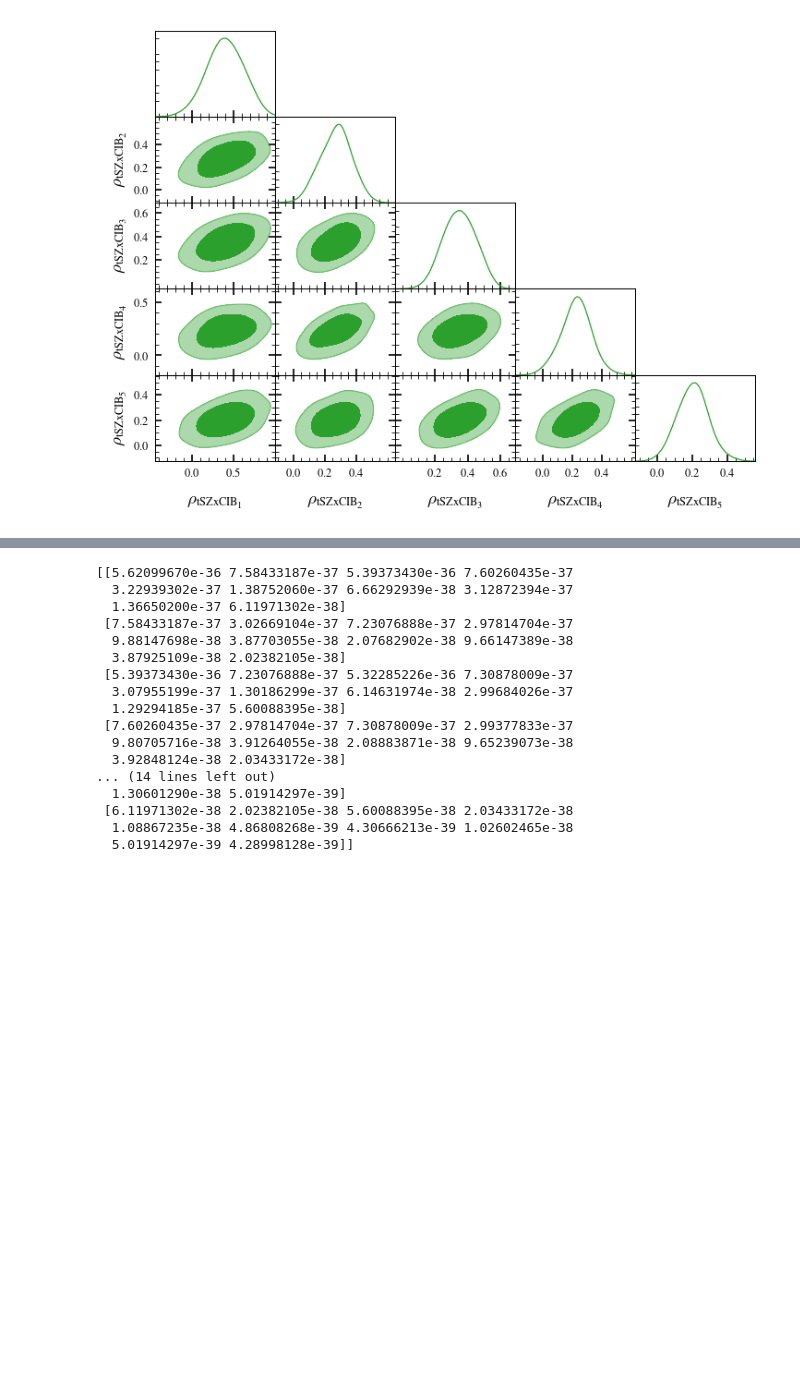
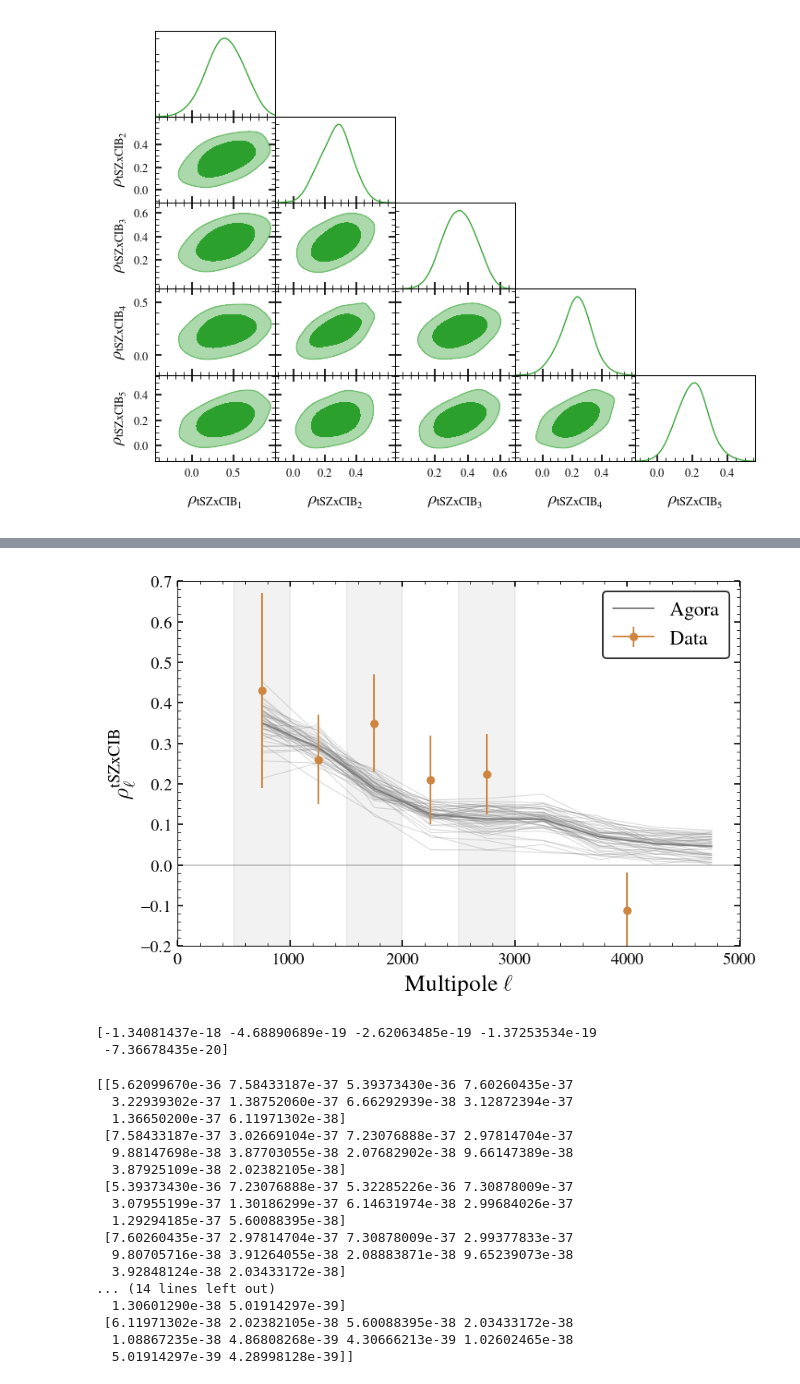
Before and after one commit to sriniraghunathan/tSZ_2pt_SPT_SPIRE, a Jupyter notebook: fit_for_tsz_cib.ipynb, the cells around one changed output, grey strips where cells are left out. Drawn from its saved outputs; the diff is of its cells as text; code cells hidden in the pictures; blank space fills up the shorter version.

```diff
--- a/fit_for_tsz_cib.ipynb
+++ b/fit_for_tsz_cib.ipynb
@@ -719,3 +773,76 @@ show()
+# %%
+def get_agora_rho_tsz_cib(band1 = 150, band2 = 150, total_sims = 50):
+    agora_rho_tsz_cib_arr = []
+    for tmpsimno in range(total_sims):
+        cl_tsz = sim_ps_dic[tmpsimno][(band1, band2)]['tsz']
+        cl_cib = sim_ps_dic[tmpsimno][(band1, band2)]['cib']
+        cl_tsz_cib = sim_ps_dic[tmpsimno][(band1, band2)]['tsz_cib']
+        agora_rho_tsz_cib = abs( cl_tsz_cib / np.sqrt( cl_tsz * cl_cib) )
+        agora_rho_tsz_cib_arr.append( agora_rho_tsz_cib )
+
+    agora_rho_tsz_cib_arr = np.asarray( agora_rho_tsz_cib_arr )
+    return agora_rho_tsz_cib_arr
+
+clf()
+agora_color = 'gray'
+fsval = 14
+agora_rho_tsz_cib_arr = get_agora_rho_tsz_cib(band1 = 90, band2 = 90)
+agora_rho_tsz_cib_mean = np.mean(agora_rho_tsz_cib_arr, axis = 0)
+# print(agora_rho_tsz_cib_mean)
+# agora_rho_tsz_cib_arr = get_agora_rho_tsz_cib()
+# agora_rho_tsz_cib_mean = np.mean(agora_rho_tsz_cib_arr, axis = 0)
+# print(agora_rho_tsz_cib_mean)
+# sys.exit()
+for agora_rho_tsz_cib in agora_rho_tsz_cib_arr:
+    plot(tmpels, agora_rho_tsz_cib, color = agora_color, alpha = 0.3, lw = 0.5, zorder = -10)
+plot(tmpels, agora_rho_tsz_cib_mean, color = agora_color, lw = 1., label = r'Agora')
+
+#reqd_chain_name = 'tszcibcorr_mv-cibfree_totalbins6_lbins-500to1000-1000to1500-1500to2000-2000to2500-2500to3000-3000to5000'
+#reqd_chain_name = 'tszcibcorr_mv-cibfree_totalbins6_lbins-500to1000-1000to1500-1500to2000-2000to2500-2500to3000-3000to5000'
+#reqd_chain_name = 'tszcibcorr_cibfree-mvcrosscibfree_totalbins9_lbins-500to1000-1000to1500-1500to2000-2000to2500-2500to3000-3000to3500-3500to4000-4000to4500-4500to5000'
+reqd_chain_name_arr = np.asarray( list(param_values_dict.keys()) )#[1:]
+#color_arr = ['green', 'darkorange']
+color_arr = ['peru']
+#reqd_chain_name_arr = [reqd_chain_name]
+for tmpcntr, reqd_chain_name in enumerate( reqd_chain_name_arr ):
+    ell_bin_str_split = reqd_chain_name.split('lbins-')[1].split('-')
+    for pppcntr, ppp in enumerate( param_values_dict[reqd_chain_name] ):
+        l1l2 = np.asarray( ell_bin_str_split[pppcntr].split('to') ).astype(float)
+        l1, l2 = l1l2
+        lcen = np.mean(l1l2)
+        lerr = (l1l2[1] - l1l2[0])/2
+        if pppcntr%2 == 0:
+            axvspan(lcen-lerr, lcen+lerr, color = 'gray', alpha = 0.1)
+        ppp_val_str = param_values_dict[reqd_chain_name][ppp].split('=')[1]
+        ppp_val, ppp_err_val = np.asarray( ppp_val_str.split('\pm') ).astype(float)
+        ##print(ppp_val, ppp_err_val); sys.exit()
+        if pppcntr == 0:
+            labval = r'Data'
+        else:
+            labval = None
+        errorbar(lcen, ppp_val,
+                 #xerr = lerr,
+                 yerr = ppp_err_val,
+                 color = color_arr[tmpcntr],
+                 capsize = 0.,
+                marker = 'o', ms = 4.,
+                label = labval,
+                )
+ylim(-0.2, 0.7)
+xlim(0., 5000.)
+axhline(0., lw= 0.2); axhline(1., lw= 0.2)
+xlabel(r'Multipole $\ell$', fontsize = fsval)
+ylabel(r'$\rho_{\ell}^{\rm tSZ x CIB}$', fontsize = fsval)
+legend(loc = 1, fontsize = 12)
+show()
+# %% [output]
+[figure, added]
+# %%
+tmp = get_sim_tsz_cib(lmin_lmax_arr, key_for_sima, key_for_simb, undesired_comp_for_sima, undesired_comp_for_simb)
+print(tmp)
+# %% [output]
+[-1.34081437e-18 -4.68890689e-19 -2.62063485e-19 -1.37253534e-19
+ -7.36678435e-20]
 # %%
 final_full_sys_cov = full_sys_cov_dic['cib_tweaked_spt_only_max_tweak_0.2'] + \
                 full_sys_cov_dic['rad_tweaked_max_tweak_0.2'] + \
```
Also changed, not shown: parts of 8 cells of this notebook, 1 other file.
